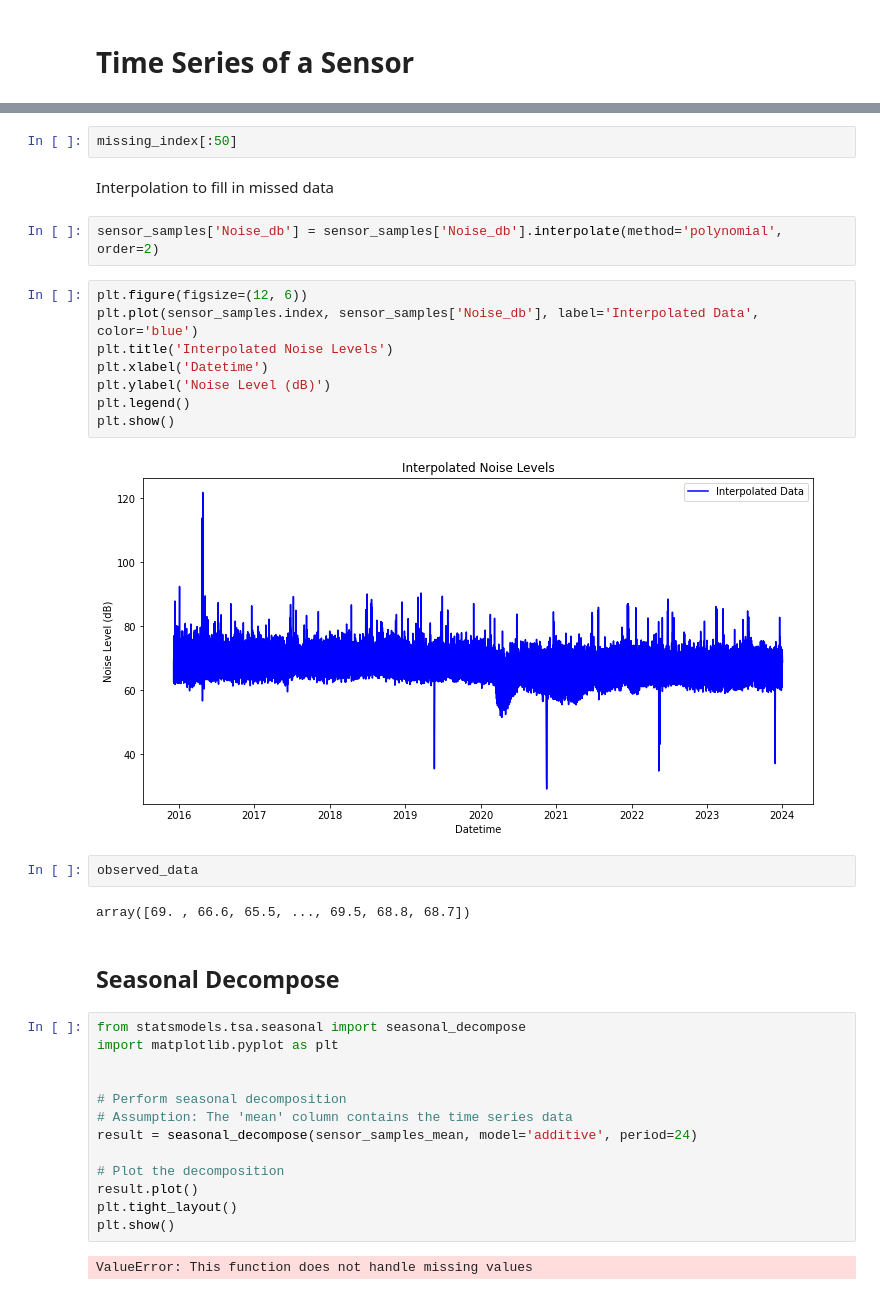
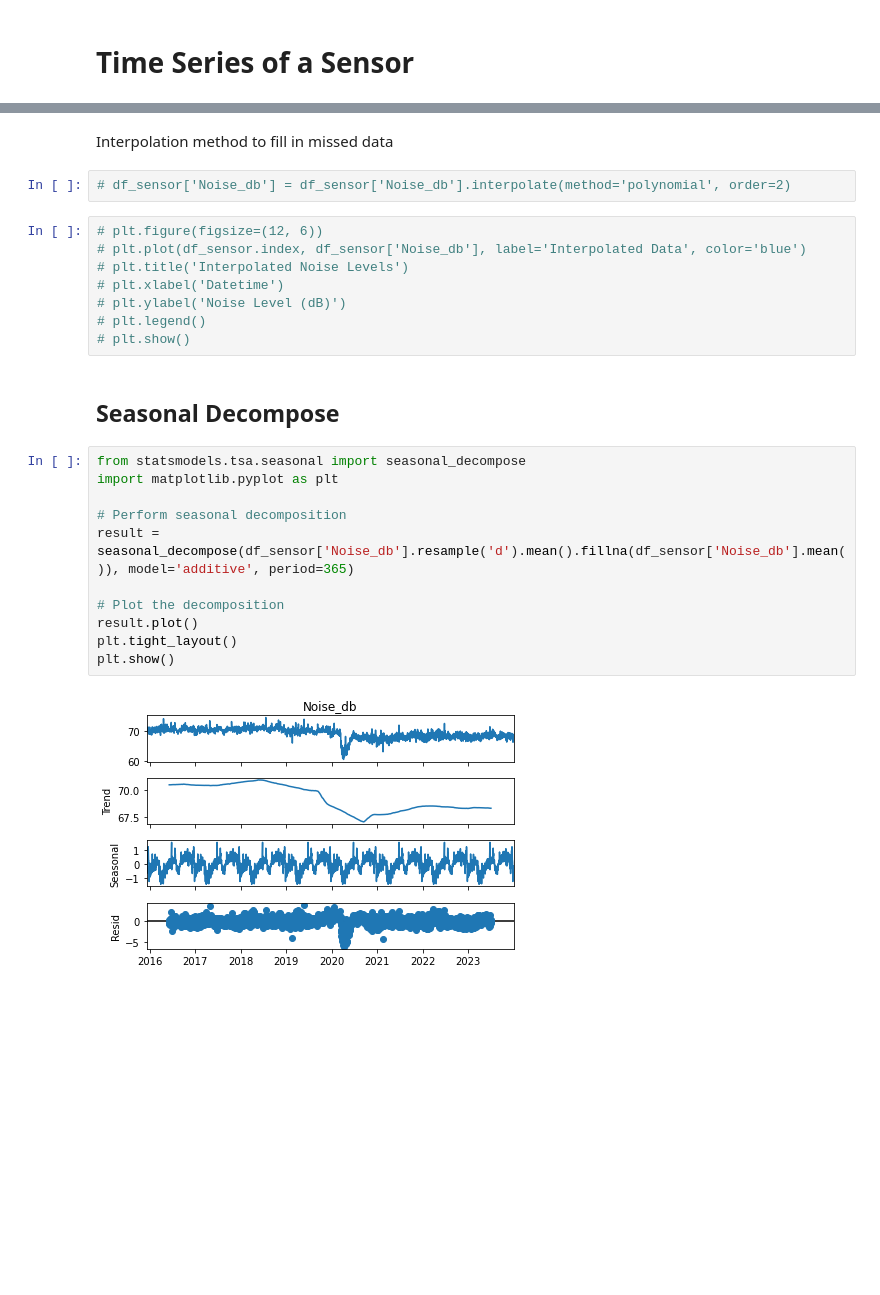
Before and after one commit to ivanseldas/COVID-Noise-Impact-Barcelona, a Jupyter notebook: notebooks/noise_bcn.ipynb, the cells around one changed output, grey strips where cells are left out. Cells and saved outputs as stored; diff of their text form; blank space fills up the shorter version.

```diff
--- a/notebooks/noise_bcn.ipynb
+++ b/notebooks/noise_bcn.ipynb
@@ -245,37 +203,27 @@ missing_index = sensor_samples[sensor_samples['Noise_db'].isna()].index.tolist()
-# %%
-missing_index[:50]
 # %% [markdown]
-Interpolation to fill in missed data
+Interpolation method to fill in missed data
 # %%
-sensor_samples['Noise_db'] = sensor_samples['Noise_db'].interpolate(method='polynomial', order=2)
+# df_sensor['Noise_db'] = df_sensor['Noise_db'].interpolate(method='polynomial', order=2)
 # %%
-plt.figure(figsize=(12, 6))
-plt.plot(sensor_samples.index, sensor_samples['Noise_db'], label='Interpolated Data', color='blue')
-plt.title('Interpolated Noise Levels')
-plt.xlabel('Datetime')
-plt.ylabel('Noise Level (dB)')
-plt.legend()
-plt.show()
+# plt.figure(figsize=(12, 6))
+# plt.plot(df_sensor.index, df_sensor['Noise_db'], label='Interpolated Data', color='blue')
+# plt.title('Interpolated Noise Levels')
+# plt.xlabel('Datetime')
+# plt.ylabel('Noise Level (dB)')
+# plt.legend()
+# plt.show()
-# %% [output]
-[figure, removed]
-# %%
-observed_data
-# %% [output]
-array([69. , 66.6, 65.5, ..., 69.5, 68.8, 68.7])
 # %% [markdown]
 ## Seasonal Decompose
 # %%
 from statsmodels.tsa.seasonal import seasonal_decompose
 import matplotlib.pyplot as plt
 
-
 # Perform seasonal decomposition
-# Assumption: The 'mean' column contains the time series data
-result = seasonal_decompose(sensor_samples_mean, model='additive', period=24)
+result = seasonal_decompose(df_sensor['Noise_db'].resample('d').mean().fillna(df_sensor['Noise_db'].mean()), model='additive', period=365)
 
 # Plot the decomposition
 result.plot()
 plt.tight_layout()
 plt.show()
 # %% [output]
-ValueError: This function does not handle missing values
+[figure, added]
```
Also changed, not shown: parts of 13 cells of this notebook.
